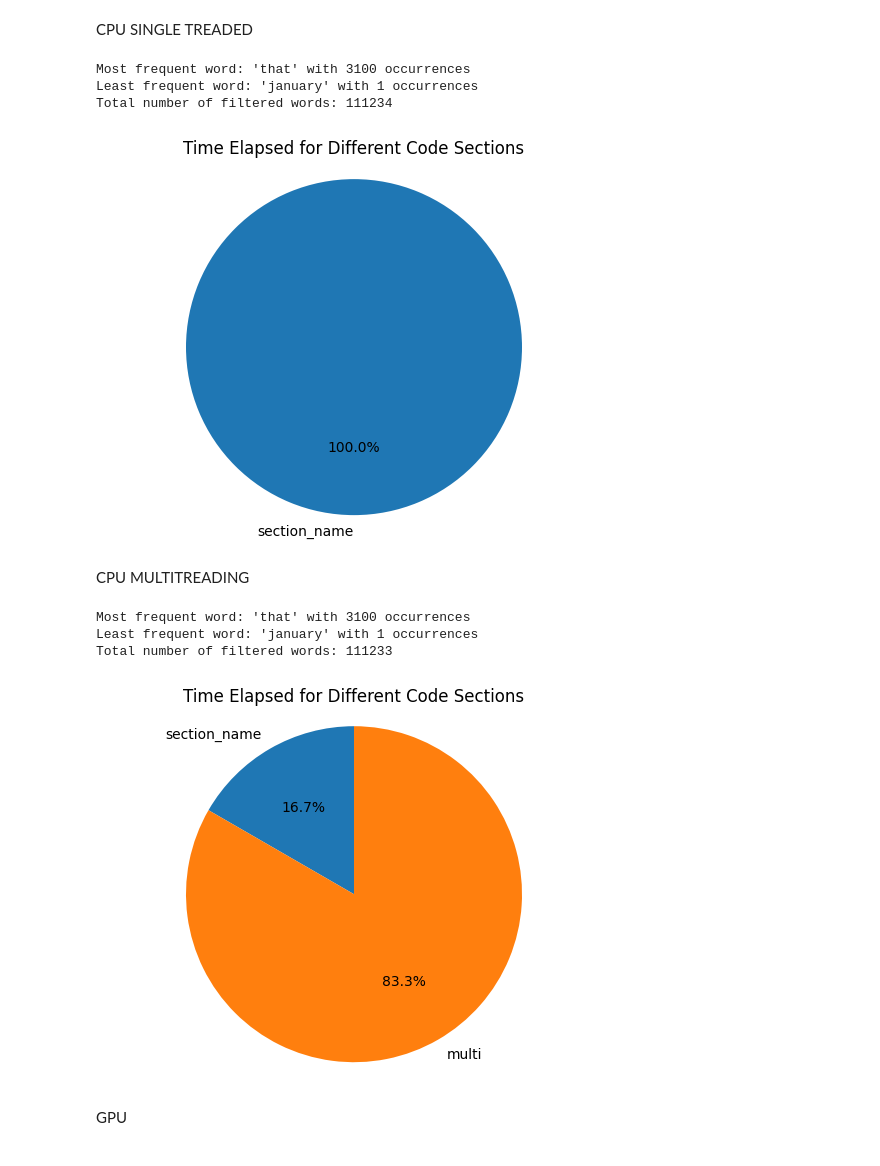
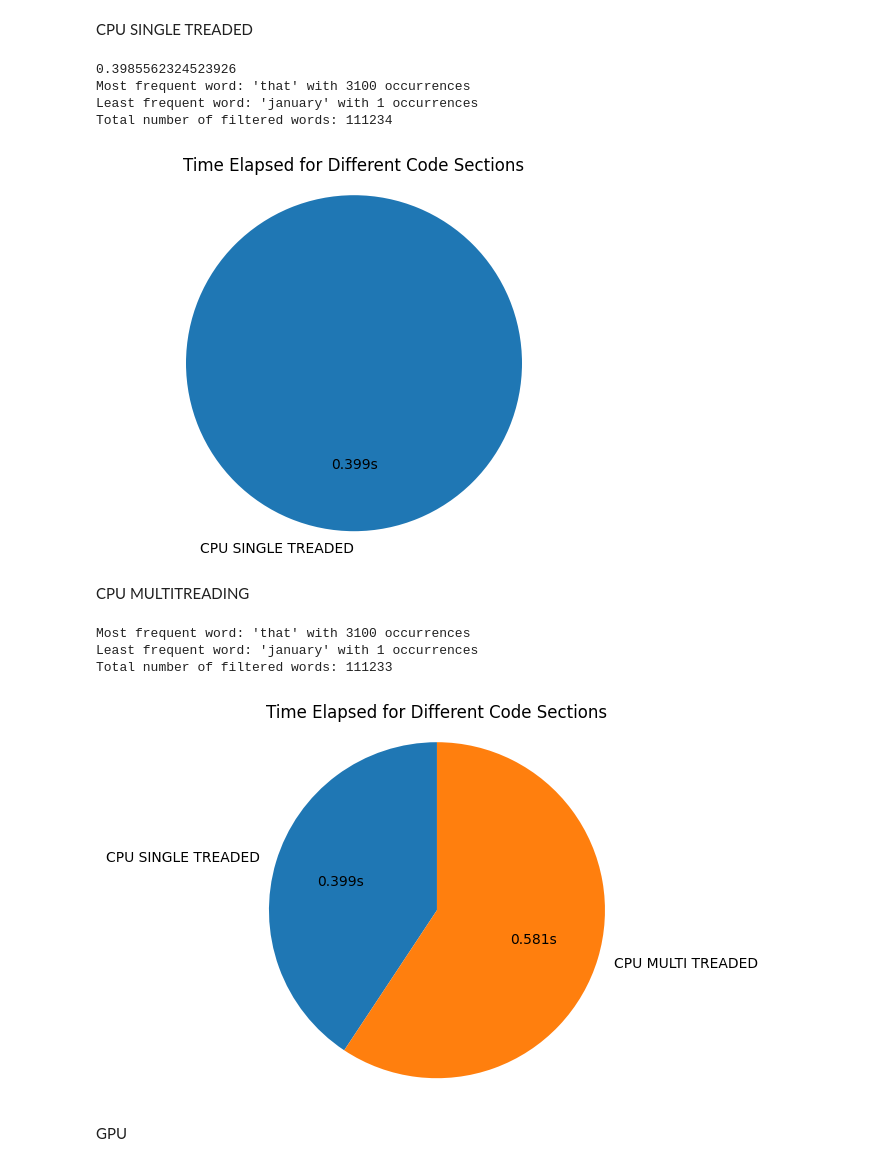
Before and after one commit to Fisev/PZP-Project, a Jupyter notebook: Project.ipynb, the cells around one changed output. Saved outputs shown, nothing was run; the diff lists cells and outputs as text; code cells hidden in the pictures.

```diff
--- a/Project.ipynb
+++ b/Project.ipynb
@@ -59,55 +79,41 @@ ModuleNotFoundError: No module named 'pycuda'
 CPU SINGLE TREADED
 # %%
 try:
-    # Read lullaby text
-    with open("data.txt", "r") as file:
-        f_lullaby = file.read().lower()  # Read the entire text as a string
-
-    # Read stop words and create a set for quick lookups
-    with open("stop_words.txt", "r") as file:
-        f_stopW = set(file.read().lower().split())  # Use a set for faster membership checking
-
-    # Clean the text: remove punctuation
-    cleaned_text = pattern.sub(' ', f_lullaby)
-    # Split the cleaned text into words
+    start_time=time.time()
+    cleaned_text = pattern.sub(' ', raw_text)
     words = cleaned_text.split()
 
-    # Create a Counter to track word occurrences directly while filtering
     word_counts = Counter()
-    filtered_words = []  # List to store filtered words
+    filtered_words = []
 
-    # Filter and count words in a single loop
     for word in words:
-        cleaned_word = pattern.sub('', word)  # Clean each word
+        cleaned_word = pattern.sub('', word)
         if min_length <= len(cleaned_word) <= max_length and cleaned_word not in f_stopW:
             word_counts[cleaned_word] += 1
-            filtered_words.append(cleaned_word)  # Store the filtered word
+            filtered_words.append(cleaned_word)
 
-    # Get the most and least frequent words
-    most_frequent_word, most_frequent_count =   max(word_counts.items(), key=lambda x: x[1], default=(None, 0))
-    least_frequent_word, least_frequent_count = min(word_counts.items(), key=lambda x: x[1], default=(None, 0))
+    most_frequent_word, most_frequent_count =   max(word_counts.items(), key = lambda x: x[1])
+    least_frequent_word, least_frequent_count = min(word_counts.items(), key = lambda x: x[1])
 
-    # Total number of words after filtering
     total_filtered_words = sum(word_counts.values())
-
+    print(time.time()-start_time)
     # Print the results
     print(f"Most frequent word: '{most_frequent_word}' with {most_frequent_count} occurrences")
     print(f"Least frequent word: '{least_frequent_word}' with {least_frequent_count} occurrences")
     print(f"Total number of filtered words: {total_filtered_words}")
-    update_pie_chart("section_name", 0.1)
+    update_pie_chart("CPU SINGLE TREADED", (time.time()-start_time))
 except Exception as e:
     print(f"Reading failed: {e}")
 # %% [output]
+0.3985562324523926
 Most frequent word: 'that' with 3100 occurrences
 Least frequent word: 'january' with 1 occurrences
 Total number of filtered words: 111234
-[figure, old version]
+[figure, new version]
 # %% [markdown]
 CPU MULTITREADING
 # %%
 import multiprocessing
-from collections import Counter
-import re
 
 def process_chunk(chunk, stop_words, pattern, min_length, max_length):
     """
@@ -128,18 +134,11 @@ def process_chunk(chunk, stop_words, pattern, min_length, max_length):
 
 def main():
     try:
-
-        # Read the lullaby text
-        with open("data.txt", "r") as file:
-            f_lullaby = file.read()
-
-        # Read stop words and create a set for quick lookups
-        with open("stop_words.txt", "r") as file:
-            f_stopW = set(file.read().lower().split())
-        f_lullaby = pattern.sub(' ', f_lullaby)
+        start_time=time.time()
+        cleaned_text = pattern.sub(' ', raw_text)
         # Split the text into chunks for multiprocessing
-        chunk_size = len(f_lullaby) // 2  # Divide text into equal-sized chunks
-        chunks = [f_lullaby[i:i+chunk_size] for i in range(0, len(f_lullaby), chunk_size)]
+        chunk_size = len(cleaned_text) // 2  # Divide text into equal-sized chunks
+        chunks = [cleaned_text[i:i+chunk_size] for i in range(0, len(cleaned_text), chunk_size)]
 
         # Set up multiprocessing with 2 processes
         with multiprocessing.Pool(2) as pool:
@@ -152,35 +151,35 @@ def main():
         total_word_counts = Counter()
         all_filtered_words = []
         for word_counts, filtered_words in results:
             total_word_counts.update(word_counts)
             all_filtered_words.extend(filtered_words)
 
         # Get the most and least frequent words
         most_frequent_word, most_frequent_count = max(
             total_word_counts.items(), key=lambda x: x[1], default=(None, 0)
         )
         least_frequent_word, least_frequent_count = min(
             total_word_counts.items(), key=lambda x: x[1], default=(None, 0)
         )
 
         # Total number of words after filtering
         total_filtered_words = sum(total_word_counts.values())
 
         # Print the results
         print(f"Most frequent word: '{most_frequent_word}' with {most_frequent_count} occurrences")
         print(f"Least frequent word: '{least_frequent_word}' with {least_frequent_count} occurrences")
         print(f"Total number of filtered words: {total_filtered_words}")
-        update_pie_chart("multi", 0.5)
+        update_pie_chart("CPU MULTI TREADED", (time.time()-start_time))
     except Exception as e:
         print(f"Reading failed: {e}")
 
 if __name__ == "__main__":
     main()
 # %% [output]
 Most frequent word: 'that' with 3100 occurrences
 Least frequent word: 'january' with 1 occurrences
 Total number of filtered words: 111233
-[figure, old version]
+[figure, new version]
 # %% [markdown]
 GPU
 # %%
```
Also changed, not shown: parts of 5 cells of this notebook.
